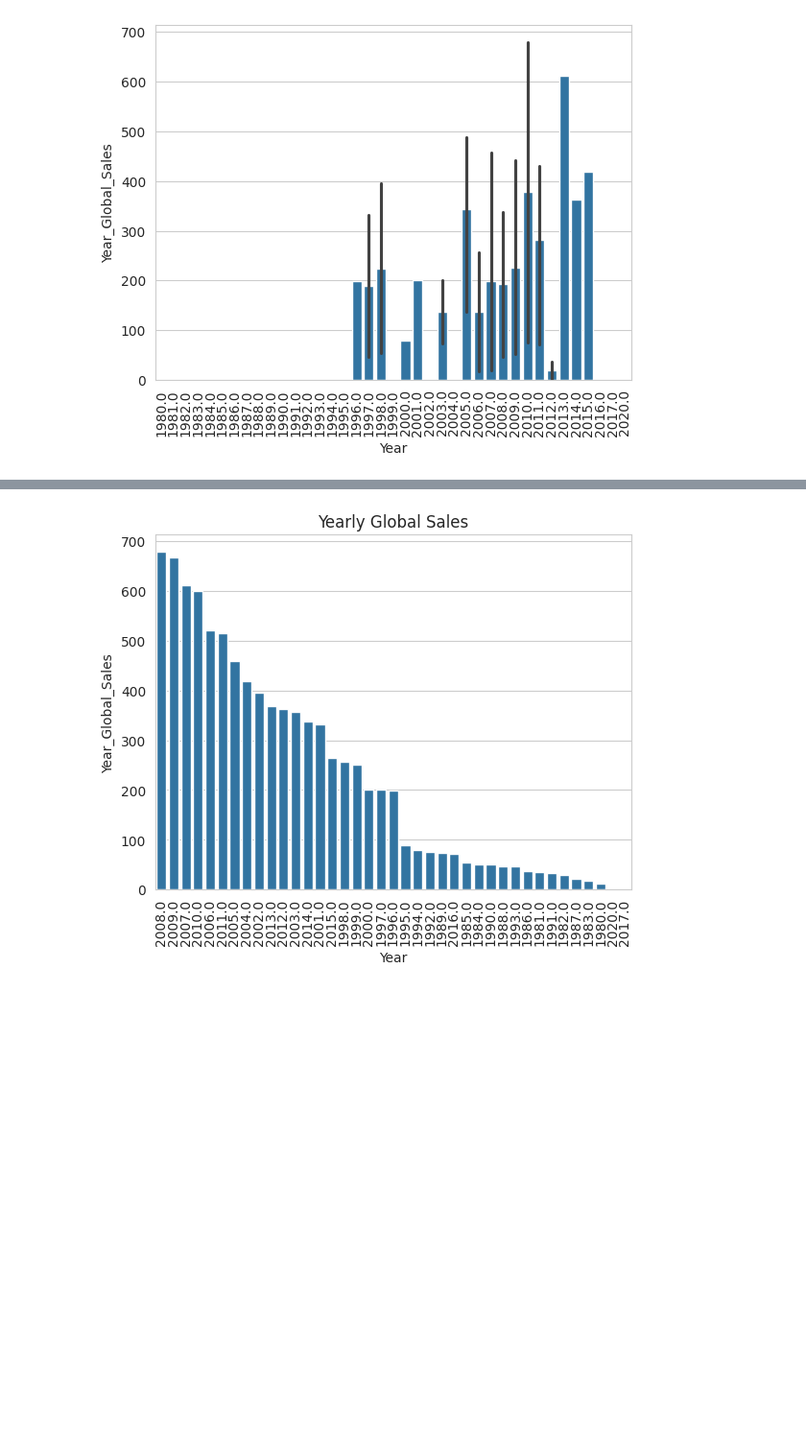
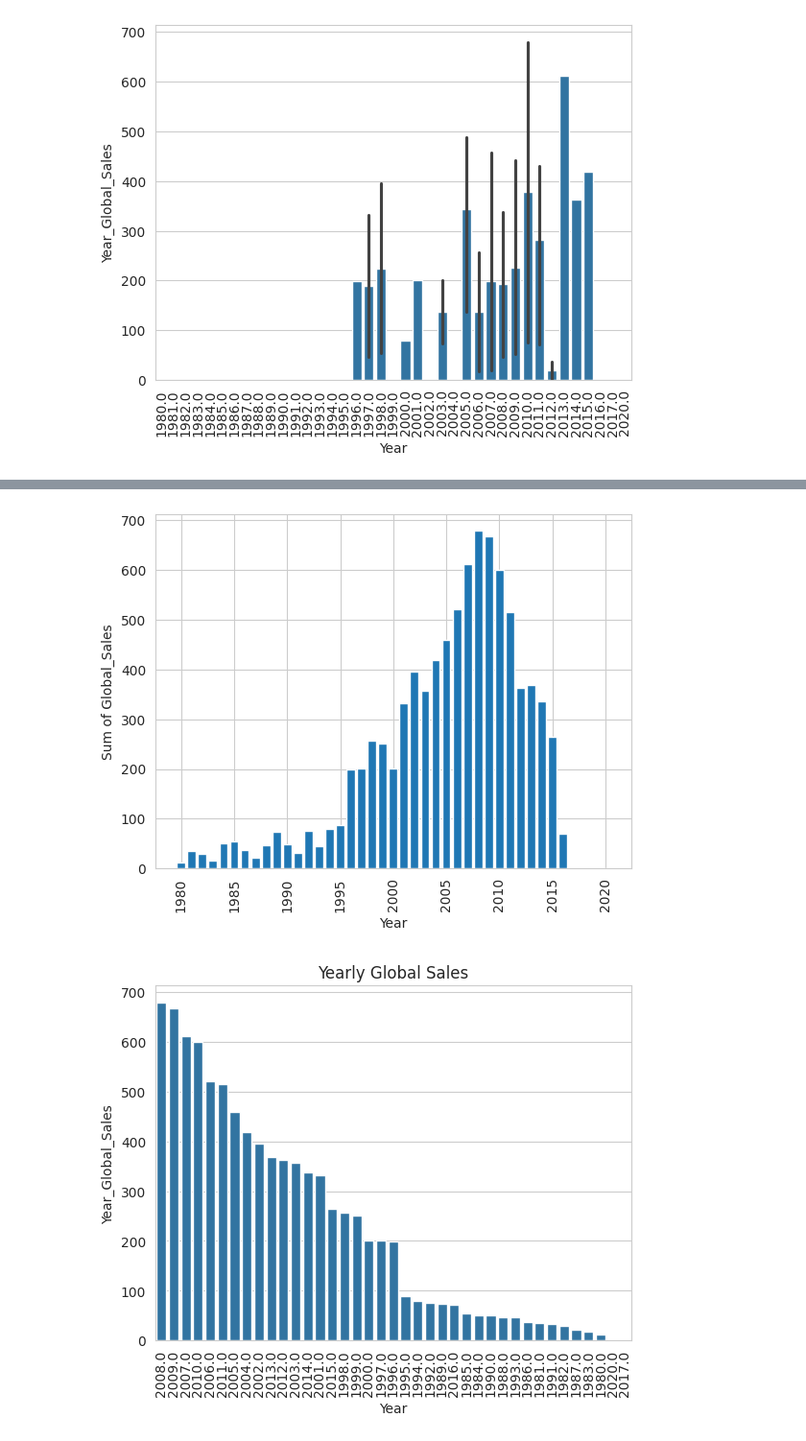
Before and after one commit to t8101349/Colab-, a Jupyter notebook: 05_02_LAB_VideoGameSales_28_王韋博.ipynb, the cells around one changed output, grey strips where cells are left out. Shown at 96% size. Saved outputs shown, nothing was run; the diff lists cells and outputs as text; code cells hidden in the pictures; blank space fills up the shorter version.

```diff
--- a/05_02_LAB_VideoGameSales_28_王韋博.ipynb
+++ b/05_02_LAB_VideoGameSales_28_王韋博.ipynb
@@ -394,0 +414,4 @@ plt.show()
+# %%
+# 將Year從索引重新變成欄位
+dgy = data.groupby(by= ['Year'])[['Global_Sales']].sum().reset_index()
+dgy
@@ -395,3 +436,12 @@ plt.show()
+# %%
+#限制使用Matplotlib來畫出每年遊戲的銷售總量
+plt.bar(dgy['Year'], dgy['Global_Sales'])
+plt.xlabel('Year')
+plt.ylabel('Sum of Global_Sales')
+plt.xticks(rotation=90)
+plt.show()
+# %% [output]
+[figure, added]
 # %%
 # 將上圖依照全年銷售額來排序
 
```
Also changed, not shown: parts of 53 cells of this notebook.
